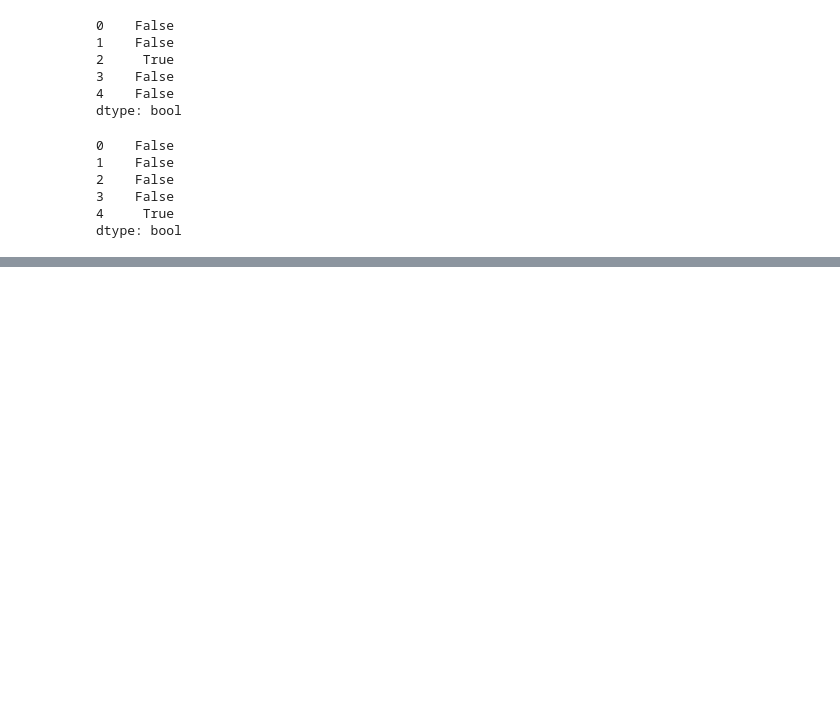
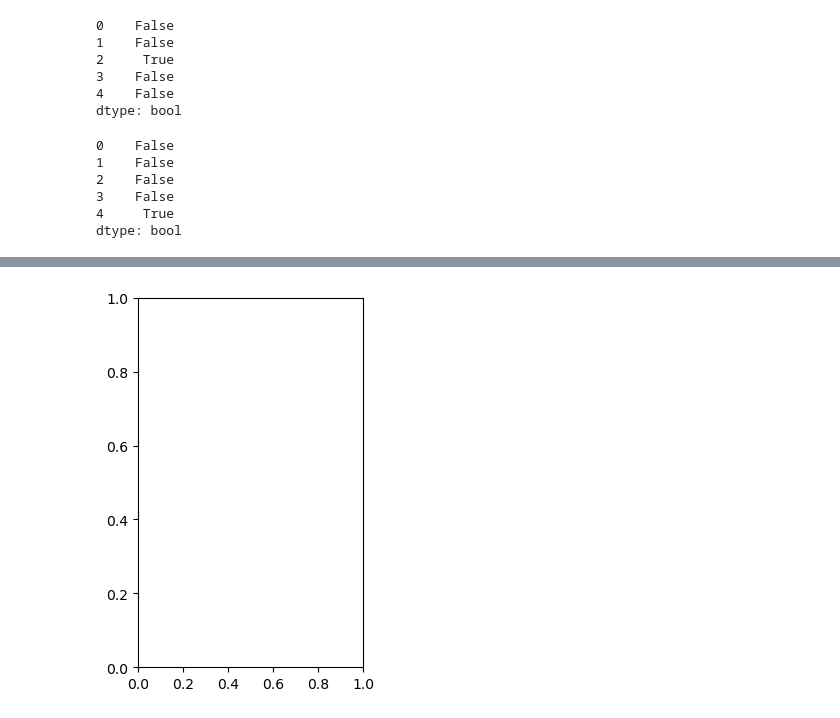
Before and after one commit to Yanil01/pandas_, a Jupyter notebook: main.ipynb, the cells around one changed output, grey strips where cells are left out. Cells and saved outputs as stored; diff of their text form; code cells hidden in the pictures; blank space fills up the shorter version.

```diff
--- a/main.ipynb
+++ b/main.ipynb
@@ -1173,0 +1227,5 @@ dtype: bool
+# %%
+plt.subplot(1,2,1)
+plt.show()
+# %% [output]
+[figure, added]
```
Also changed, not shown: parts of 11 cells of this notebook, 1 other file.
